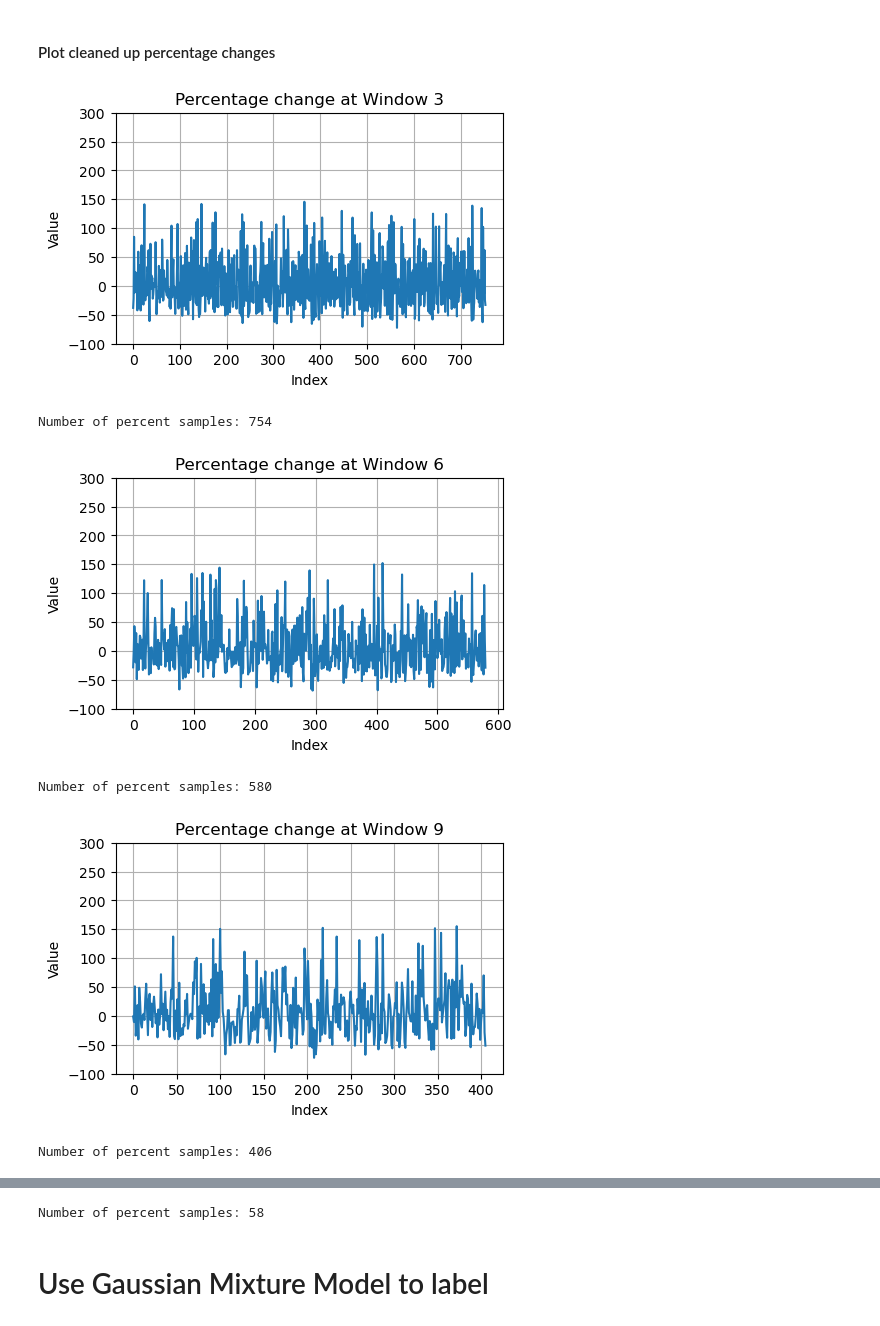
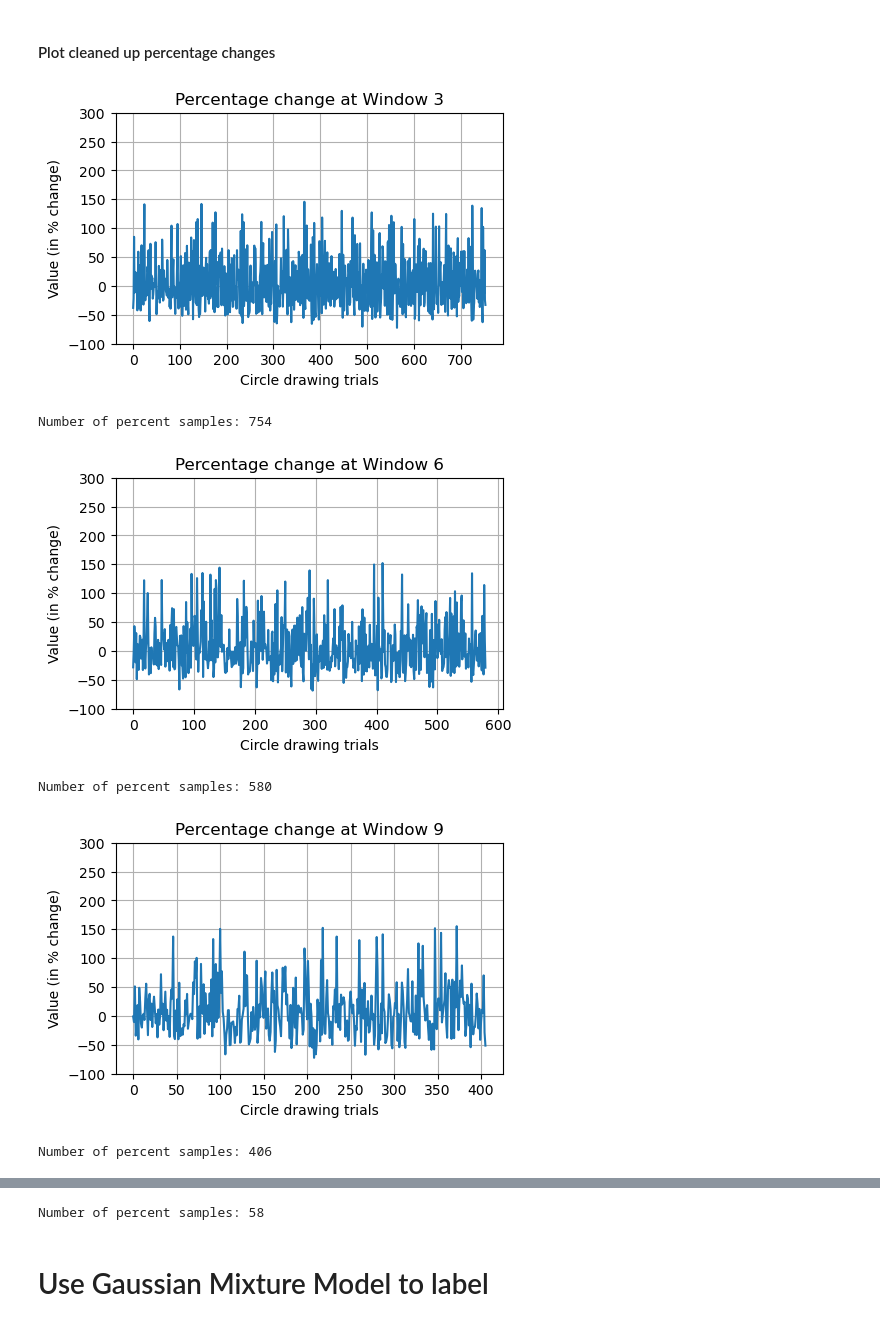
Before and after one commit to abbiemcdowell/TECH646-Haptic-Results, a Jupyter notebook: low_performance/low_performance.ipynb, the cells around one changed output, grey strips where cells are left out. Saved outputs shown, nothing was run; the diff lists cells and outputs as text; code cells hidden in the pictures.

```diff
--- a/low_performance/low_performance.ipynb
+++ b/low_performance/low_performance.ipynb
@@ -115,8 +115,8 @@ for window, percent in percent_dict.items():
     plt.figure(figsize=(5, 3))
     plt.plot(range(len(percent)), percent)
     plt.title(f'Percentage change at Window {window}')
-    plt.xlabel('Index')
-    plt.ylabel('Value')
+    plt.xlabel('Circle drawing trials')
+    plt.ylabel('Value (in % change)')
     plt.ylim(-100, 300)
     plt.grid(True)
     plt.show()
@@ -171,18 +171,18 @@ Window 15: Replaced 1 outliers (1.7%) with median -5.6911
 # %%
 for window, percent in percent_dict.items():
     plt.figure(figsize=(5, 3))
     plt.plot(range(len(percent)), percent)
     plt.title(f'Percentage change at Window {window}')
-    plt.xlabel('Index')
-    plt.ylabel('Value')
+    plt.xlabel('Circle drawing trials')
+    plt.ylabel('Value (in % change)')
     plt.ylim(-100, 300)
     plt.grid(True)
     plt.show()
     print("Number of percent samples:", len(percent))
 # %% [output]
-[figure, old version]
+[figure, new version]
 Number of percent samples: 754
-[figure, old version]
+[figure, new version]
 Number of percent samples: 580
-[figure, old version]
+[figure, new version]
 Number of percent samples: 406
```
Also changed, not shown: parts of 13 cells of this notebook, 5 other files.
